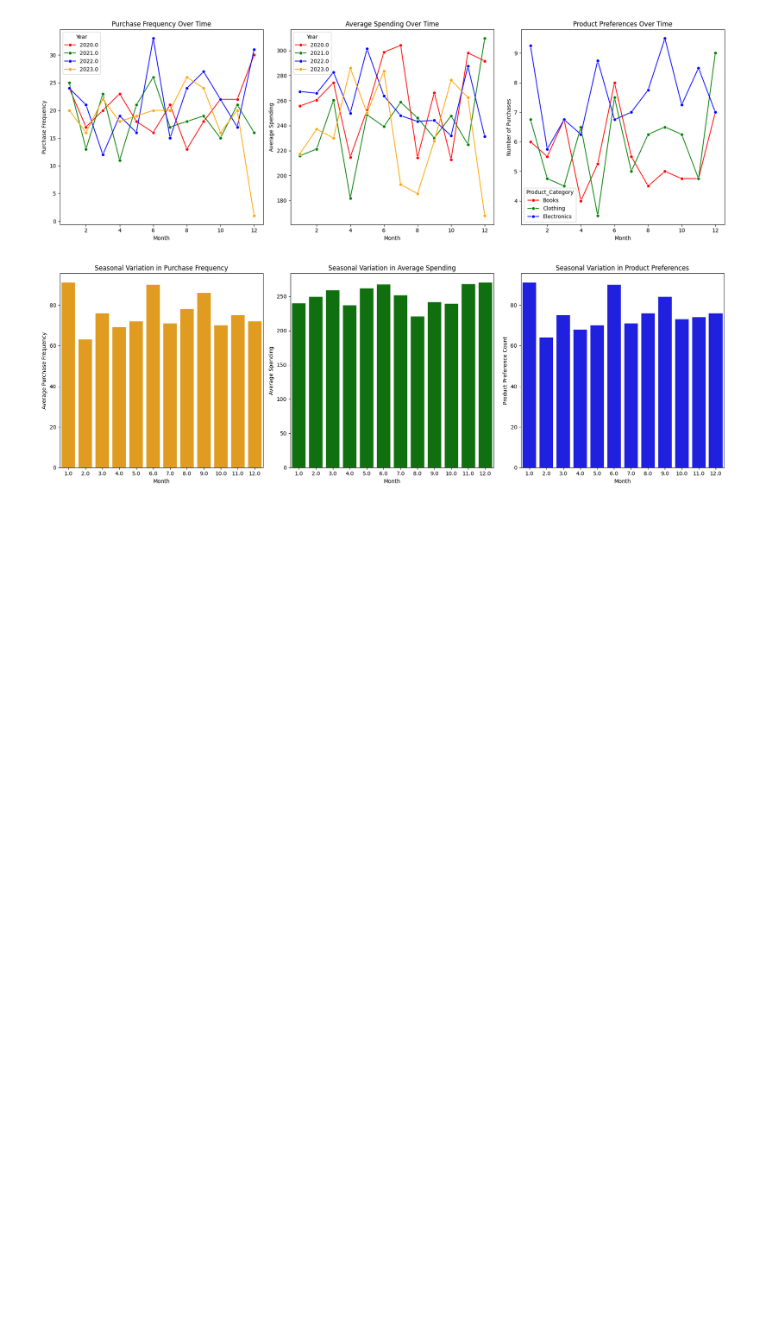
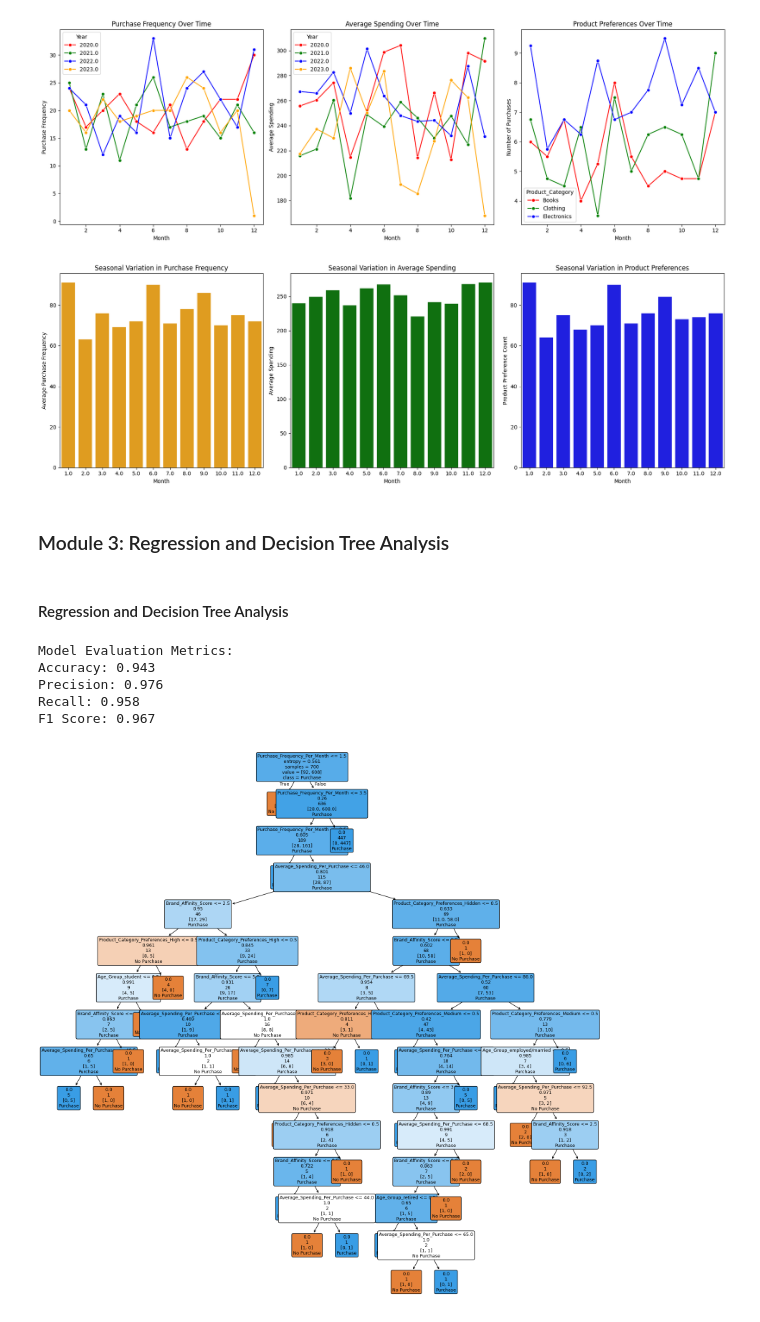
Before and after one commit to its-hasaan/Imtiaz-Mart-Customer-Behavior-Analysis-Predictive-Modeling, a Jupyter notebook: Projectfile.ipynb, the cells around one changed output. Saved outputs shown, nothing was run; the diff lists cells and outputs as text; code cells hidden in the pictures; blank space fills up the shorter version.

Commit message:
Module 2 Decision Tree Implementation

```diff
--- a/Projectfile.ipynb
+++ b/Projectfile.ipynb
@@ -563,3 +562,77 @@ plt.tight_layout()
 plt.show()
 # %% [output]
 [figure]
+# %% [markdown]
+### Module 3: Regression and Decision Tree Analysis
+# %% [markdown]
+#### Regression and Decision Tree Analysis
+# %%
+# Step 1: Engineer the binary target variable
+# Assuming 'Will_Purchase_Next_Month' is already in the dataset as 1 or 0
+
+# Step 2: Select features for the model
+features = ['Purchase_Frequency_Per_Month', 'Average_Spending_Per_Purchase', 'Brand_Affinity_Score', 'Product_Category_Preferences', 'Age_Group']
+X = df[features]
+y = df['Will_Purchase_Next_Month']
+
+# Handle categorical variables (if any)
+X = pd.get_dummies(X) #converts categorical variables into a series of binary variables
+
+# Step 3: Split the data into training and testing sets
+from sklearn.model_selection import train_test_split
+                                                #30% data for testing , maintains class distribution,
+X_train, X_test, y_train, y_test = train_test_split(X, y, test_size=0.3, stratify=y, random_state=42)
+
+# Step 4: Train a decision tree classifier
+from sklearn.tree import DecisionTreeClassifier
+from sklearn.metrics import accuracy_score, precision_score, recall_score, f1_score
+# Initialize the classifier
+clf = DecisionTreeClassifier(criterion='entropy', random_state=42)
+
+# Train the classifier
+clf.fit(X_train, y_train)
+
+# Step 5: Make predictions on the test set
+y_pred = clf.predict(X_test)
+
+# Step 6: Evaluate the model
+accuracy = accuracy_score(y_test, y_pred)
+precision = precision_score(y_test, y_pred)
+recall = recall_score(y_test, y_pred)
+f1 = f1_score(y_test, y_pred)
+
+print("Model Evaluation Metrics:")
+print(f"Accuracy: {accuracy:.3f}")
+print(f"Precision: {precision:.3f}")
+print(f"Recall: {recall:.3f}")
+print(f"F1 Score: {f1:.3f}")
+
+# Step 7: Plot the decision tree
+from sklearn import tree
+import matplotlib.pyplot as plt
+
+plt.figure(figsize=(20,20))
+tree.plot_tree(clf, feature_names=X.columns, class_names=['No Purchase', 'Purchase'], filled=True, fontsize=9, rounded=True, label='root')
+plt.show()
+
+# Step 8: Feature importance
+importances = pd.Series(clf.feature_importances_, index=X.columns)
+importances = importances.sort_values(ascending=False)
+
+print("Feature Importances:")
+print(importances)
+
+# Plot feature importances
+plt.figure(figsize=(10,6))
+importances.plot(kind='bar')
+plt.title('Feature Importance')
+plt.xlabel('Features')
+plt.ylabel('Importance Score')
+plt.show()
+# %% [output]
+Model Evaluation Metrics:
+Accuracy: 0.943
+Precision: 0.976
+Recall: 0.958
+F1 Score: 0.967
+[figure, added]
```
Also changed, not shown: parts of 5 cells of this notebook.
